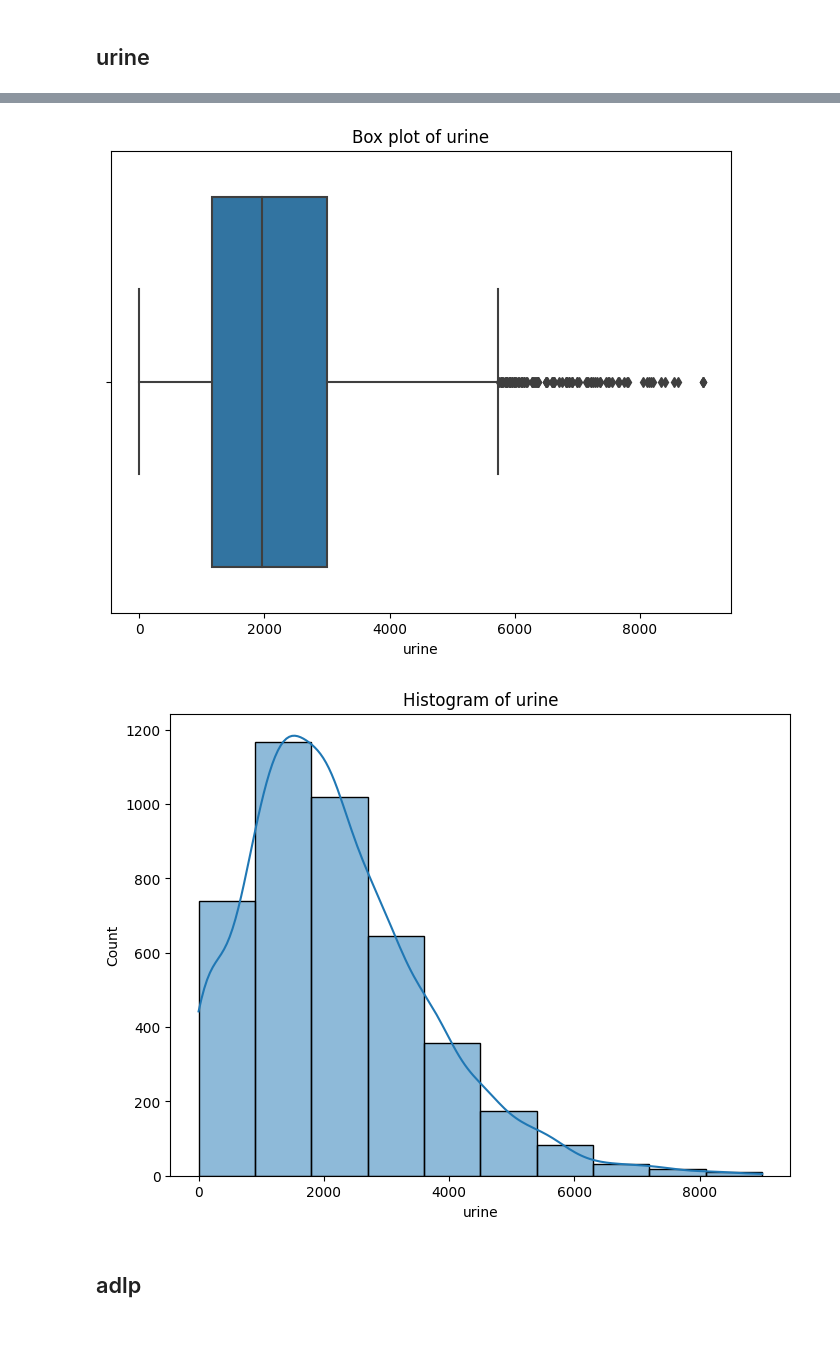
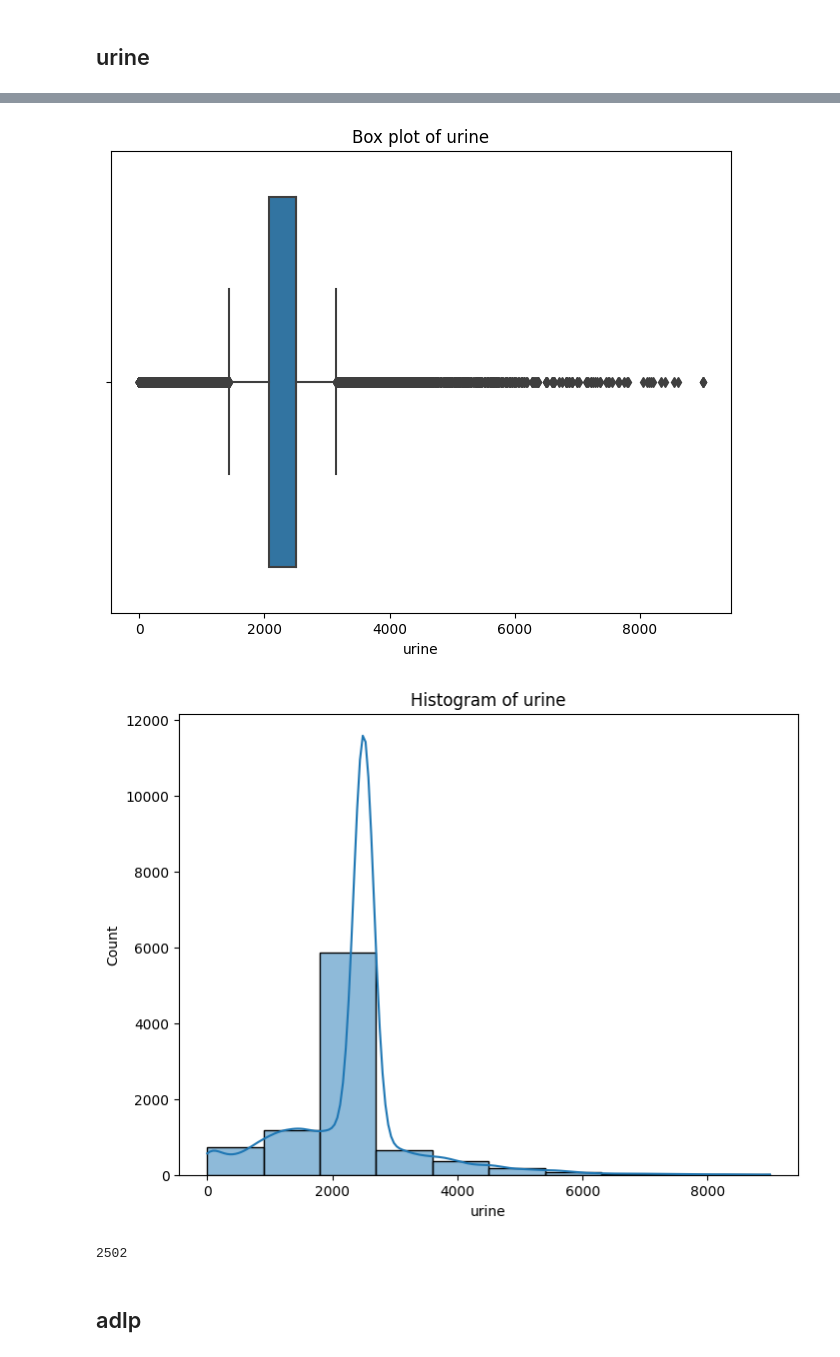
Before and after one commit to Parzon/SUPPORT2_ML_ANALYSIS, a Jupyter notebook: Support2_PyNotebook.ipynb, the cells around one changed output, grey strips where cells are left out. Saved outputs shown, nothing was run; the diff lists cells and outputs as text; code cells hidden in the pictures.

Commit message:
Imputed base missing values

```diff
--- a/Support2_PyNotebook.ipynb
+++ b/Support2_PyNotebook.ipynb
@@ -1114,3 +1142,6 @@ Outliers values:
+# %%
+#impute mising values with 3.5
+data['alb'] = data['alb'].fillna(value=3.5)
 # %% [markdown]
 ## bili
 # %%
@@ -1139,3 +1158,6 @@ Outliers values:
+# %%
+#impute missing values for bili with 1.01
+data['bili'] = data['bili'].fillna(value=1.01)
 # %% [markdown]
 ## crea
 # %%
@@ -1164,3 +1186,5 @@ Outliers values:
+# %%
+data['crea'] = data['crea'].fillna(value=1.01)
 # %% [markdown]
 ## sod
 # %%
@@ -1225,6 +1258,10 @@ Outliers values:
+# %%
+6.51
+data['bun'] = data['bun'].fillna(value=6.51)
 # %% [markdown]
 ## urine
 # %%
 data_exploration(data, 'urine')
 #normal values for impute
+2502
 # %% [output]
@@ -1236,2 +1273,3 @@ Outliers values:
-[figure, old version]
+[figure, new version]
-[figure, old version]
+[figure, new version]
+2502
```
Also changed, not shown: parts of 19 cells of this notebook.
